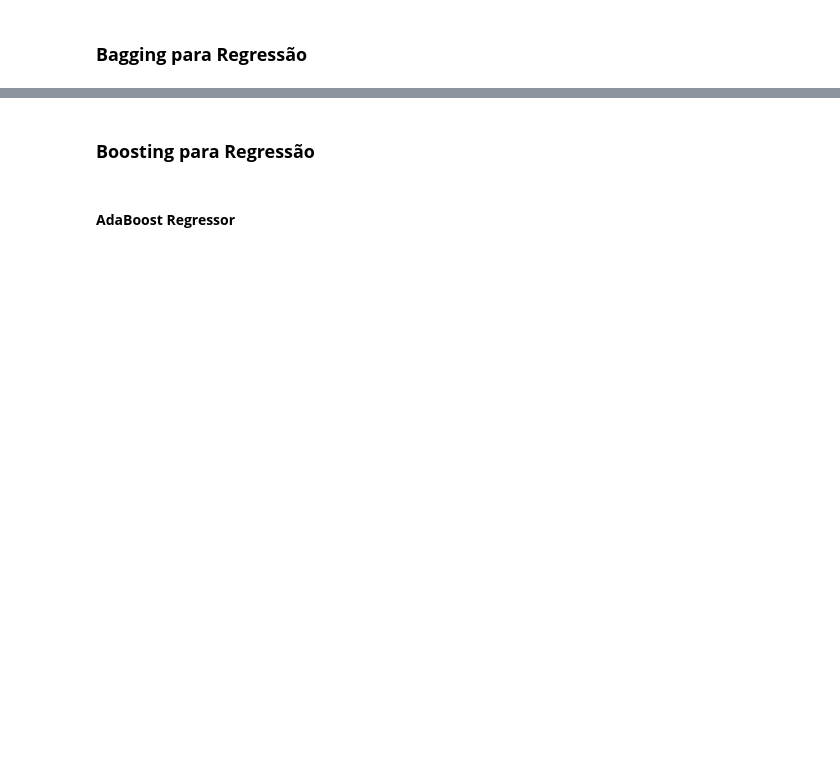
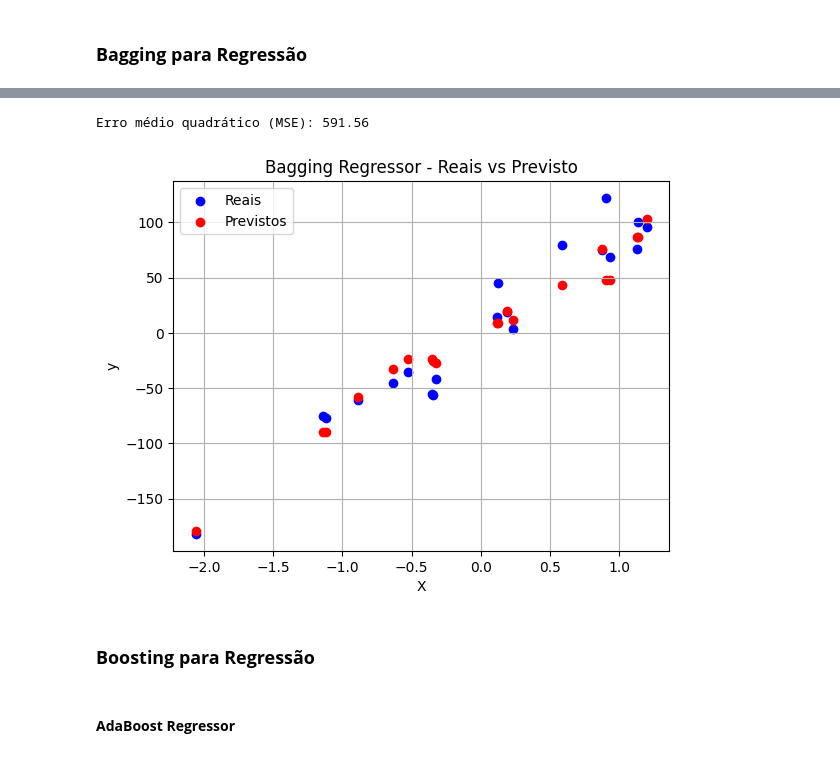
Before and after one commit to GB-Navarro/case-ia-fea-dev, a Jupyter notebook: case_ia.ipynb, the cells around one changed output, grey strips where cells are left out. Drawn from its saved outputs; the diff is of its cells as text; code cells hidden in the pictures; blank space fills up the shorter version.

Commit message:
Update case_ia.ipynb
Avanço na parte de ensemble, chegando até o stochastic gradient boosting regressor. Amanhã eu continuo

```diff
--- a/case_ia.ipynb
+++ b/case_ia.ipynb
@@ -685,3 +687,39 @@ Essa média tende a ser mais precisa e menos sensível a erros do que usar apena
+# %%
+from sklearn.ensemble import BaggingRegressor
+from sklearn.tree import DecisionTreeRegressor
+from sklearn.datasets import make_regression
+from sklearn.model_selection import train_test_split
+from sklearn.metrics import mean_squared_error
+import matplotlib.pyplot as plt
+import numpy as np
+
+# Gerar dados artificiais de regressão
+X, y = make_regression(n_samples=100, n_features=1, noise=20, random_state=1)
+
+# Dividir em treino e teste
+X_train, X_test, y_train, y_test = train_test_split(X, y, test_size=0.2, random_state=1)
+
+# Criar e treinar modelo de Bagging com árvores de decisão
+modelo = BaggingRegressor(estimator=DecisionTreeRegressor(), n_estimators=10, random_state=1)
+modelo.fit(X_train, y_train)
+
+# Prever e calcular erro
+y_pred = modelo.predict(X_test)
+mse = mean_squared_error(y_test, y_pred)
+print(f"Erro médio quadrático (MSE): {mse:.2f}")
+
+# Visualizar resultado
+plt.scatter(X_test, y_test, color='blue', label='Reais')
+plt.scatter(X_test, y_pred, color='red', label='Previstos')
+plt.legend()
+plt.title('Bagging Regressor - Reais vs Previsto')
+plt.xlabel('X')
+plt.ylabel('y')
+plt.grid(True)
+plt.show()
+# %% [output]
+Erro médio quadrático (MSE): 591.56
+[figure, added]
 # %% [markdown]
 ### **Boosting para Regressão**
 # %% [markdown]
```
Also changed, not shown: parts of 5 cells of this notebook.
